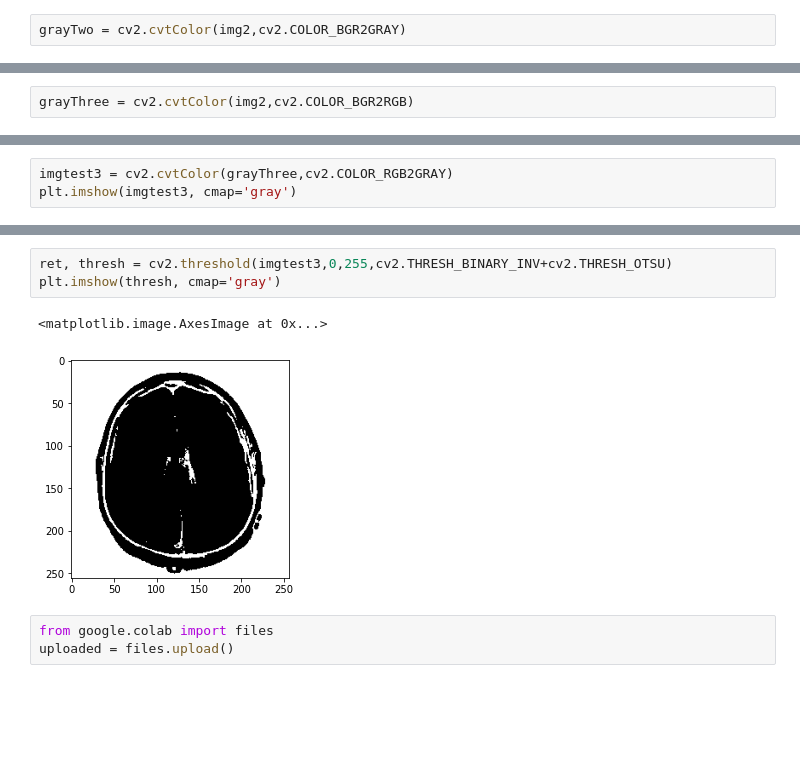
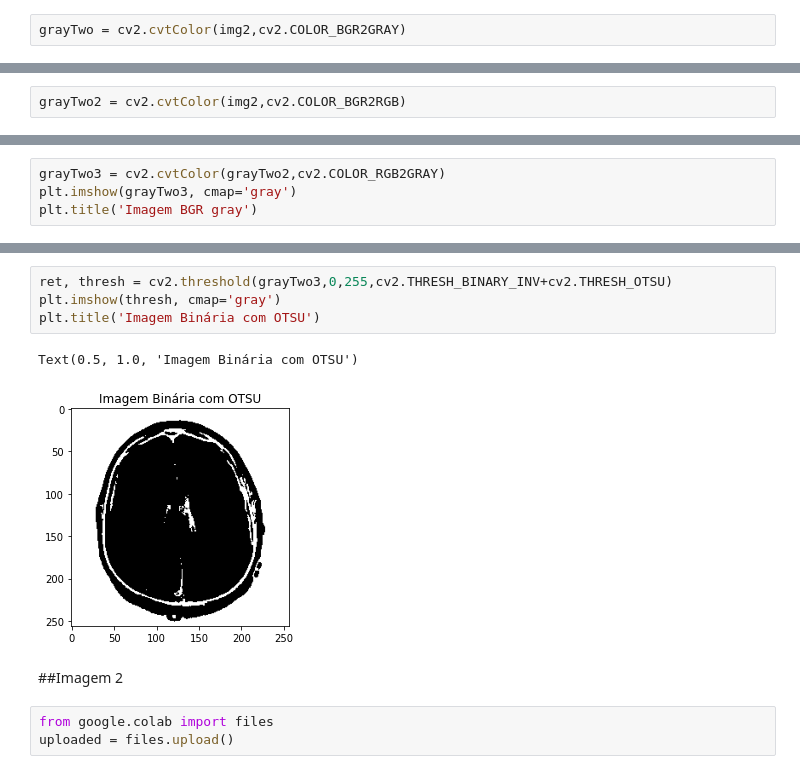
Before and after one commit to Vanessa-Helena/PDI_ProcessamentoDeImagensDigitais, a Jupyter notebook: projeto_pdi_LuanaVanessa.ipynb, the cells around one changed output, grey strips where cells are left out. Cells and saved outputs as stored; diff of their text form; blank space fills up the shorter version.

```diff
--- a/projeto_pdi_LuanaVanessa.ipynb
+++ b/projeto_pdi_LuanaVanessa.ipynb
@@ -132,2 +136,2 @@ plt.imshow(grayTwo, cmap='gray')
 # %%
-grayThree = cv2.cvtColor(img2,cv2.COLOR_BGR2RGB)
+grayTwo2 = cv2.cvtColor(img2,cv2.COLOR_BGR2RGB)
@@ -139,4 +144,5 @@ plt.imshow(grayThree)
 # %%
-imgtest3 = cv2.cvtColor(grayThree,cv2.COLOR_RGB2GRAY)
-plt.imshow(imgtest3, cmap='gray')
+grayTwo3 = cv2.cvtColor(grayTwo2,cv2.COLOR_RGB2GRAY)
+plt.imshow(grayTwo3, cmap='gray')
+plt.title('Imagem BGR gray')
 # %% [output]
@@ -160,11 +166,14 @@ plt.show
 <function matplotlib.pyplot.show>
 [figure]
 # %%
-ret, thresh = cv2.threshold(imgtest3,0,255,cv2.THRESH_BINARY_INV+cv2.THRESH_OTSU)
+ret, thresh = cv2.threshold(grayTwo3,0,255,cv2.THRESH_BINARY_INV+cv2.THRESH_OTSU)
 plt.imshow(thresh, cmap='gray')
+plt.title('Imagem Binária com OTSU')
 # %% [output]
-<matplotlib.image.AxesImage at 0x...>
+Text(0.5, 1.0, 'Imagem Binária com OTSU')
-[figure, old version]
+[figure, new version]
+# %% [markdown]
+##Imagem 2
 # %%
 from google.colab import files
 uploaded = files.upload()
```
Also changed, not shown: parts of 43 cells of this notebook.
